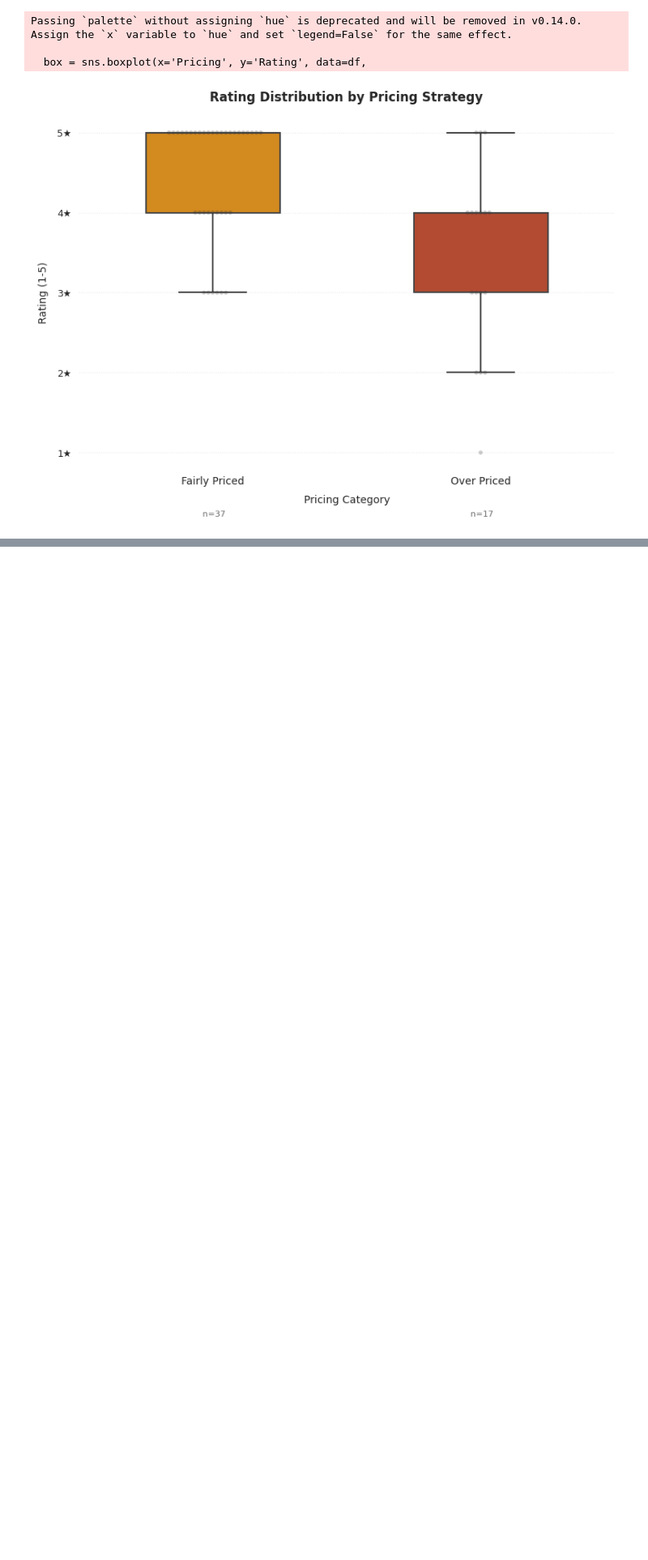
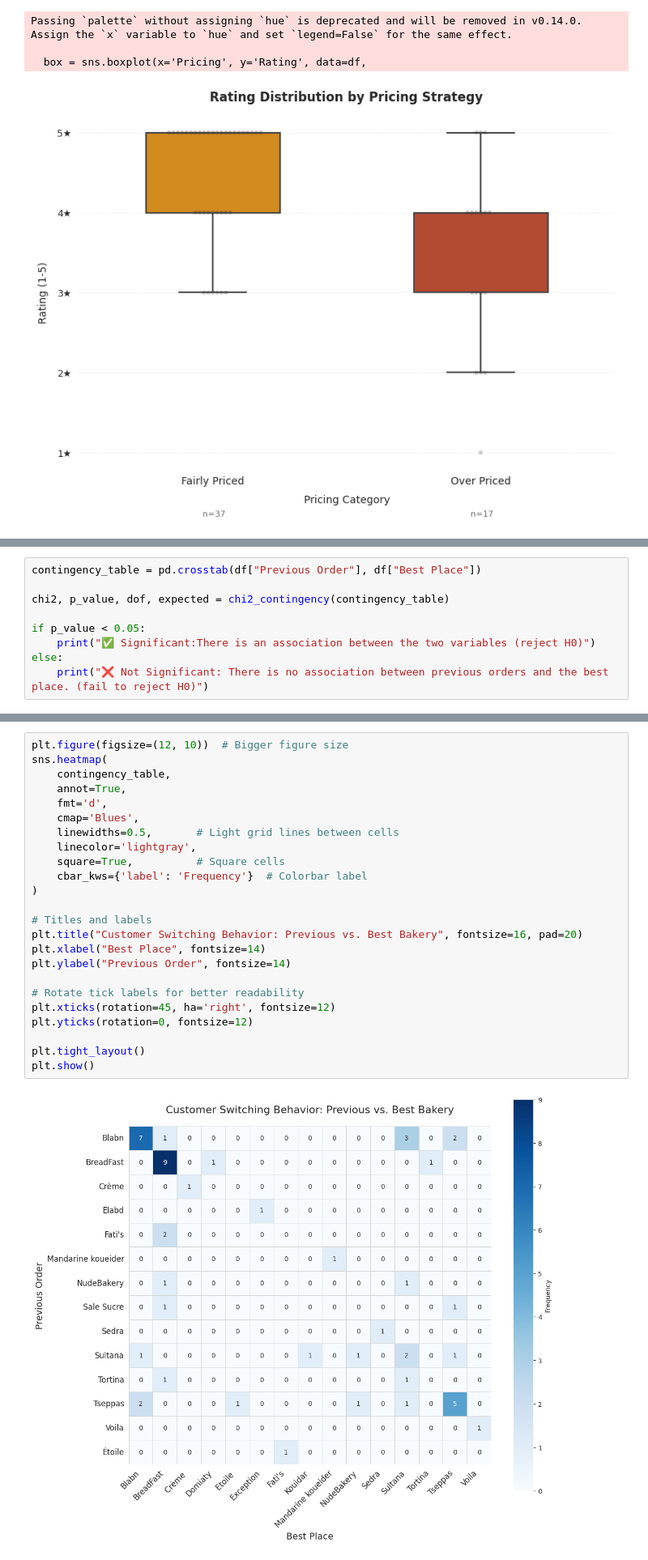
Before and after one commit to Patrickboules/ramadan-desserts-survey-analysis, a Jupyter notebook: Ramadan_Desserts_DE211_Project.ipynb, the cells around one changed output, grey strips where cells are left out. Shown at 81% size. Saved outputs shown, nothing was run; the diff lists cells and outputs as text; blank space fills up the shorter version.

```diff
--- a/Ramadan_Desserts_DE211_Project.ipynb
+++ b/Ramadan_Desserts_DE211_Project.ipynb
@@ -435,0 +444,9 @@ Alternating Hypothesis  $H_1$ $ \Rightarrow $ Rating is affected by Pricing
+# %%
+contingency_table = pd.crosstab(df["Previous Order"], df["Best Place"])
+
+chi2, p_value, dof, expected = chi2_contingency(contingency_table)
+
+if p_value < 0.05:
+    print("✅ Significant:There is an association between the two variables (reject H0)")
+else:
+    print("❌ Not Significant: There is no association between previous orders and the best place. (fail to reject H0)")
@@ -435,0 +455,26 @@ Alternating Hypothesis  $H_1$ $ \Rightarrow $ Rating is affected by Pricing
+# %%
+plt.figure(figsize=(12, 10))  # Bigger figure size
+sns.heatmap(
+    contingency_table,
+    annot=True,
+    fmt='d',
+    cmap='Blues',
+    linewidths=0.5,       # Light grid lines between cells
+    linecolor='lightgray',
+    square=True,          # Square cells
+    cbar_kws={'label': 'Frequency'}  # Colorbar label
+)
+
+# Titles and labels
+plt.title("Customer Switching Behavior: Previous vs. Best Bakery", fontsize=16, pad=20)
+plt.xlabel("Best Place", fontsize=14)
+plt.ylabel("Previous Order", fontsize=14)
+
+# Rotate tick labels for better readability
+plt.xticks(rotation=45, ha='right', fontsize=12)
+plt.yticks(rotation=0, fontsize=12)
+
+plt.tight_layout()
+plt.show()
+# %% [output]
+[figure, added]
```
Also changed, not shown: parts of 7 cells of this notebook.
